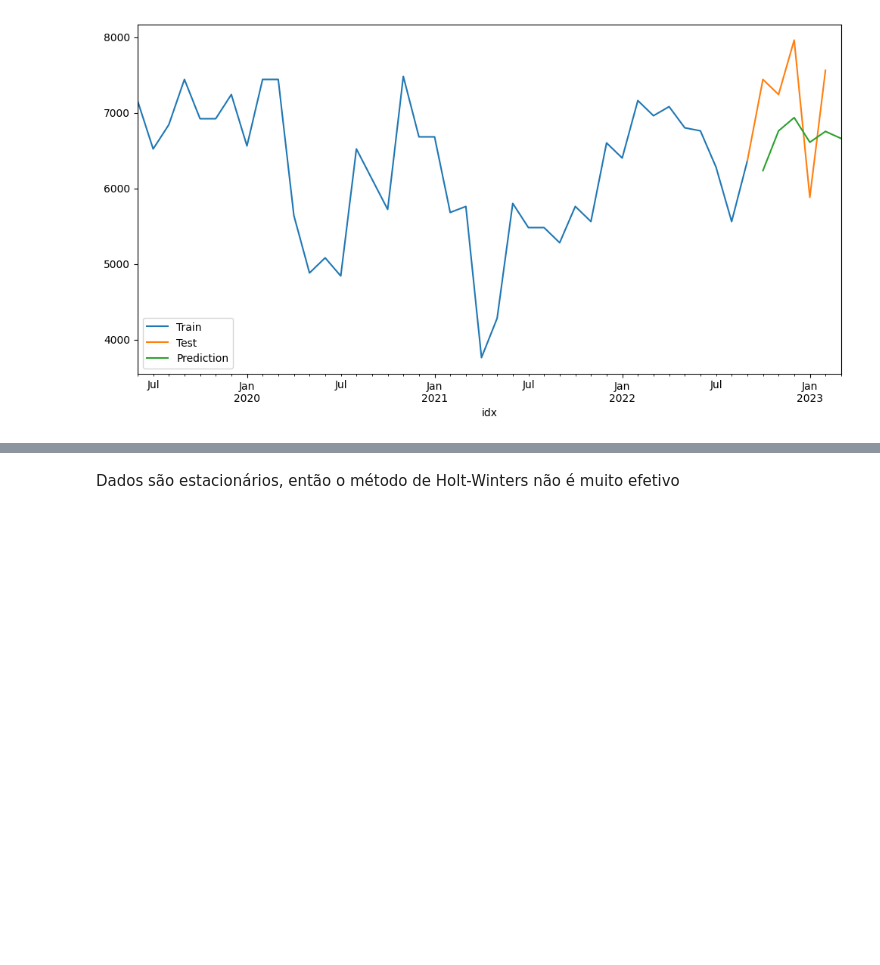
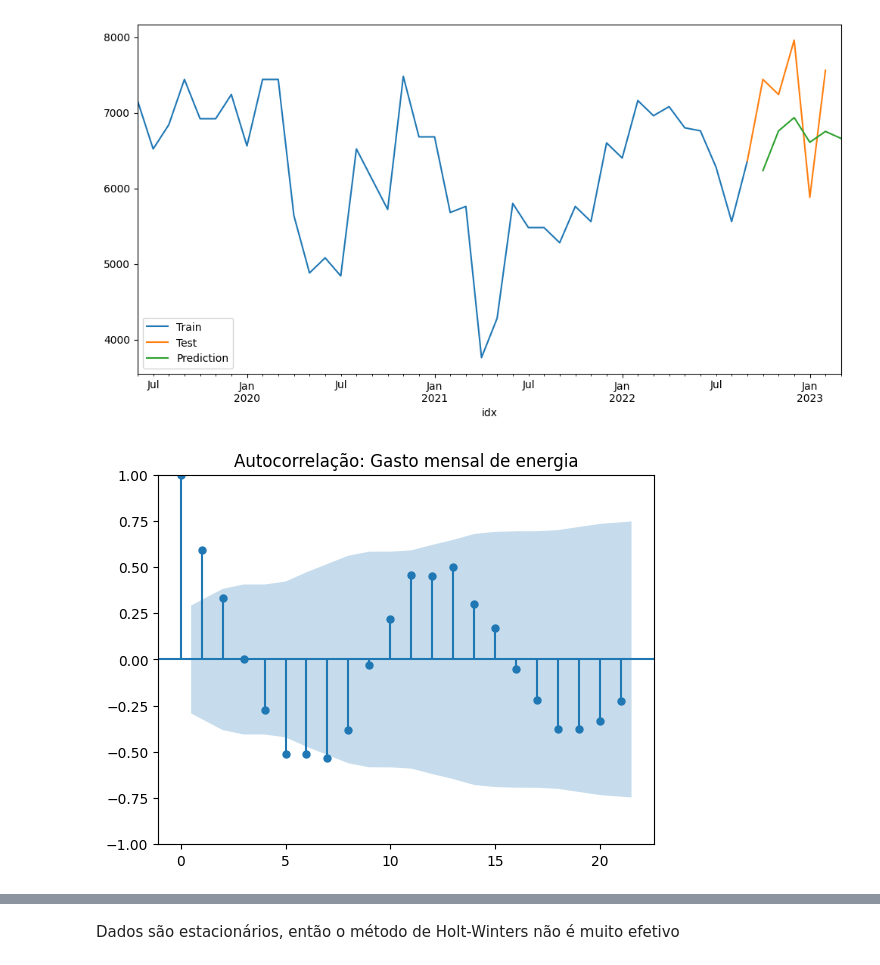
Before and after one commit to enriqTS/IC-Gasto-Fotovoltaico, a Jupyter notebook: simple-prev.ipynb, the cells around one changed output, grey strips where cells are left out. Cells and saved outputs as stored; diff of their text form; code cells hidden in the pictures; blank space fills up the shorter version.

Commit message:
Analise ACF e PACF

```diff
--- a/simple-prev.ipynb
+++ b/simple-prev.ipynb
@@ -204,3 +204,11 @@ test_predictions
 2023-03-01    6658.726990
 Freq: MS, dtype: float64
 [figure]
+# %%
+from statsmodels.graphics.tsaplots import plot_acf,plot_pacf
+
+title = 'Autocorrelação: Gasto mensal de energia'
+lags = 40
+plot_acf(df_test_transpose[3011504476],title=title,lags=21);
+# %% [output]
+[figure, added]
```
Also changed, not shown: parts of 1 cell of this notebook.
